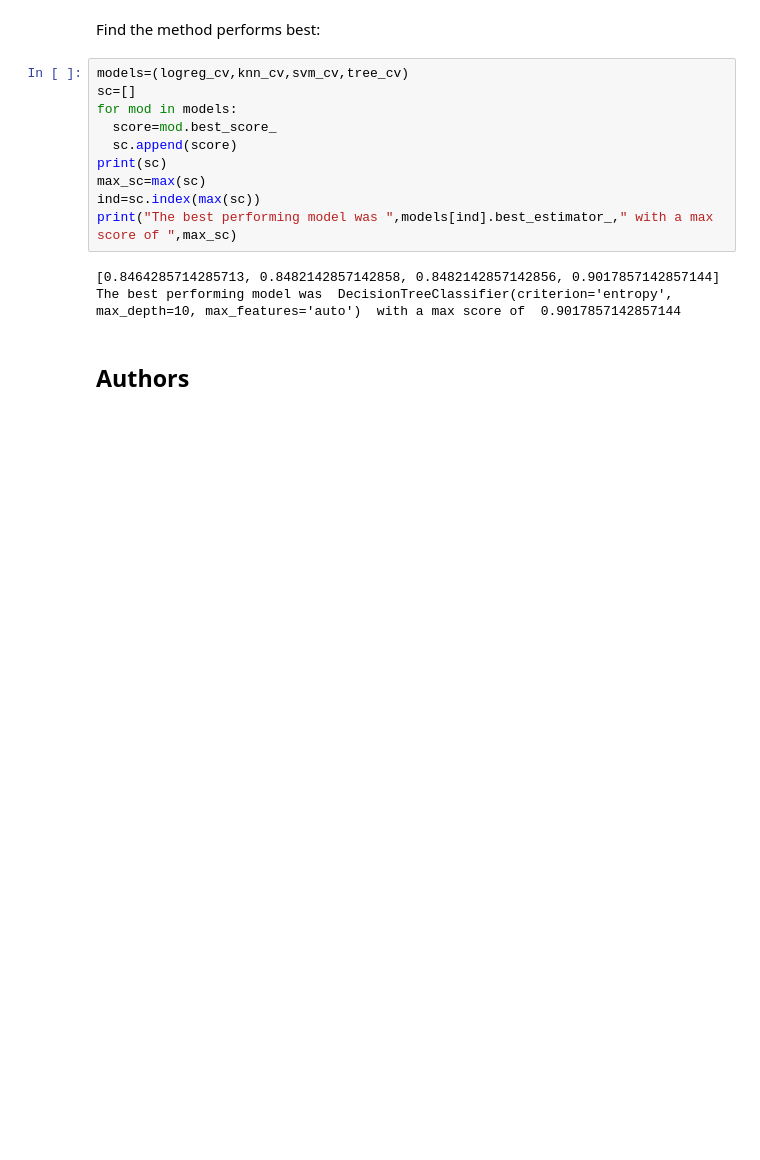
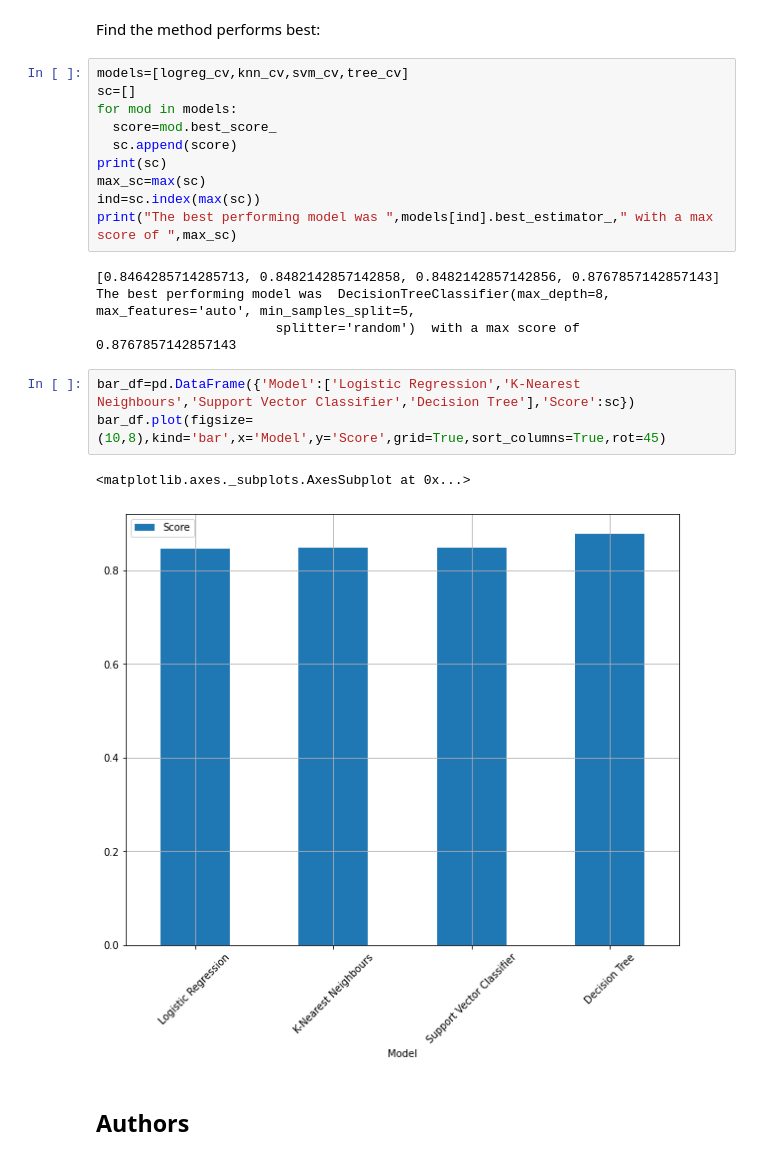
Before and after one commit to bmustafa225/IBM-Capstone-Project, a Jupyter notebook: SpaceX_Machine_Learning_Prediction_Part_5.ipynb, the cells around one changed output. Cells and saved outputs as stored; diff of their text form; blank space fills up the shorter version.

```diff
--- a/SpaceX_Machine_Learning_Prediction_Part_5.ipynb
+++ b/SpaceX_Machine_Learning_Prediction_Part_5.ipynb
@@ -347,7 +341,7 @@ plot_confusion_matrix(Y_test,yhat)
 # %% [markdown]
 Find the method performs best:
 # %%
-models=(logreg_cv,knn_cv,svm_cv,tree_cv)
+models=[logreg_cv,knn_cv,svm_cv,tree_cv]
 sc=[]
 for mod in models:
   score=mod.best_score_
@@ -357,8 +351,15 @@ max_sc=max(sc)
 ind=sc.index(max(sc))
 print("The best performing model was ",models[ind].best_estimator_," with a max score of ",max_sc)
 # %% [output]
-[0.8464285714285713, 0.8482142857142858, 0.8482142857142856, 0.9017857142857144]
-The best performing model was  DecisionTreeClassifier(criterion='entropy', max_depth=10, max_features='auto')  with a max score of  0.9017857142857144
+[0.8464285714285713, 0.8482142857142858, 0.8482142857142856, 0.8767857142857143]
+The best performing model was  DecisionTreeClassifier(max_depth=8, max_features='auto', min_samples_split=5,
+                       splitter='random')  with a max score of  0.8767857142857143
+# %%
+bar_df=pd.DataFrame({'Model':['Logistic Regression','K-Nearest Neighbours','Support Vector Classifier','Decision Tree'],'Score':sc})
+bar_df.plot(figsize=(10,8),kind='bar',x='Model',y='Score',grid=True,sort_columns=True,rot=45)
+# %% [output]
+<matplotlib.axes._subplots.AxesSubplot at 0x...>
+[figure, added]
 # %% [markdown]
 ## Authors
 # %% [markdown]
```
Also changed, not shown: parts of 4 cells of this notebook.
